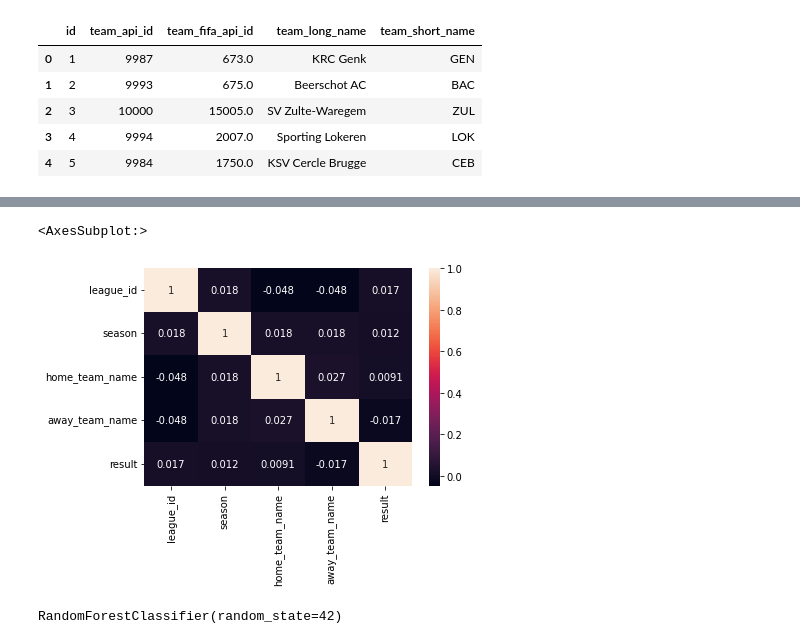
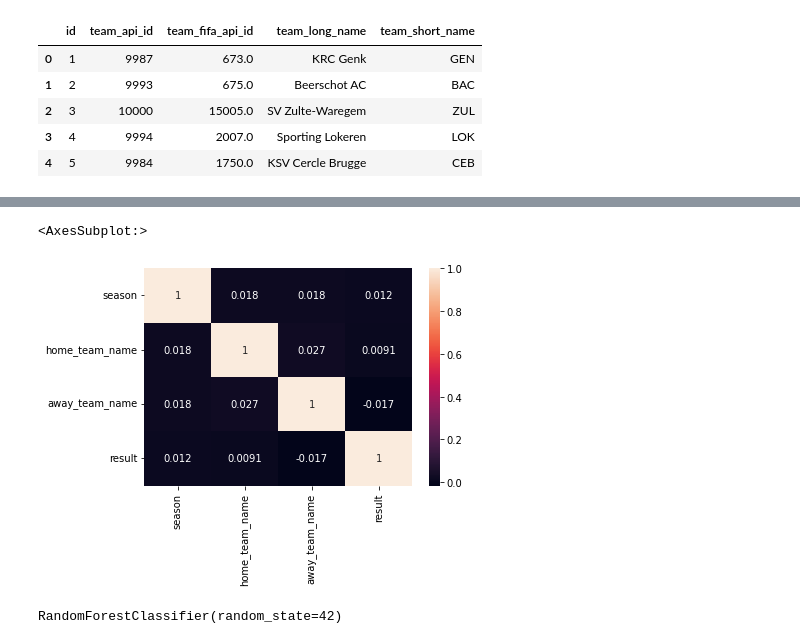
Before and after one commit to laurabarredaagusti/data_engineering_project, a Jupyter notebook: SRC/create_dataset.ipynb, the cells around one changed output, grey strips where cells are left out. Cells and saved outputs as stored; diff of their text form; code cells hidden in the pictures.

```diff
--- a/SRC/create_dataset.ipynb
+++ b/SRC/create_dataset.ipynb
@@ -108,9 +140,25 @@ See the caveats in the documentation: https://pandas.pydata.org/pandas-docs/stab
+# %%
+le_season = LabelEncoder()
+le_season.fit(df['season'])
+df['season'] = le_season.transform(df['season'])
+# %%
+le_home_team_name = LabelEncoder()
+le_home_team_name.fit(df['home_team_name'])
+df['home_team_name'] = le_home_team_name.transform(df['home_team_name'])
+# %%
+le_away_team_name = LabelEncoder()
+le_away_team_name.fit(df['away_team_name'])
+df['away_team_name'] = le_away_team_name.transform(df['away_team_name'])
+# %%
+le_away_team_name = LabelEncoder()
+le_away_team_name.fit(df['away_team_name'])
+df['away_team_name'] = le_away_team_name.transform(df['away_team_name'])
 # %%
 import seaborn as sns
-sns.heatmap(first_ml.corr(), annot=True)
+sns.heatmap(df.corr(), annot=True)
 # %% [output]
 <AxesSubplot:>
-[figure, old version]
+[figure, new version]
 # %%
 from sklearn.ensemble import RandomForestClassifier
 from sklearn.model_selection import train_test_split
```
Also changed, not shown: parts of 26 cells of this notebook, 2 other files.
